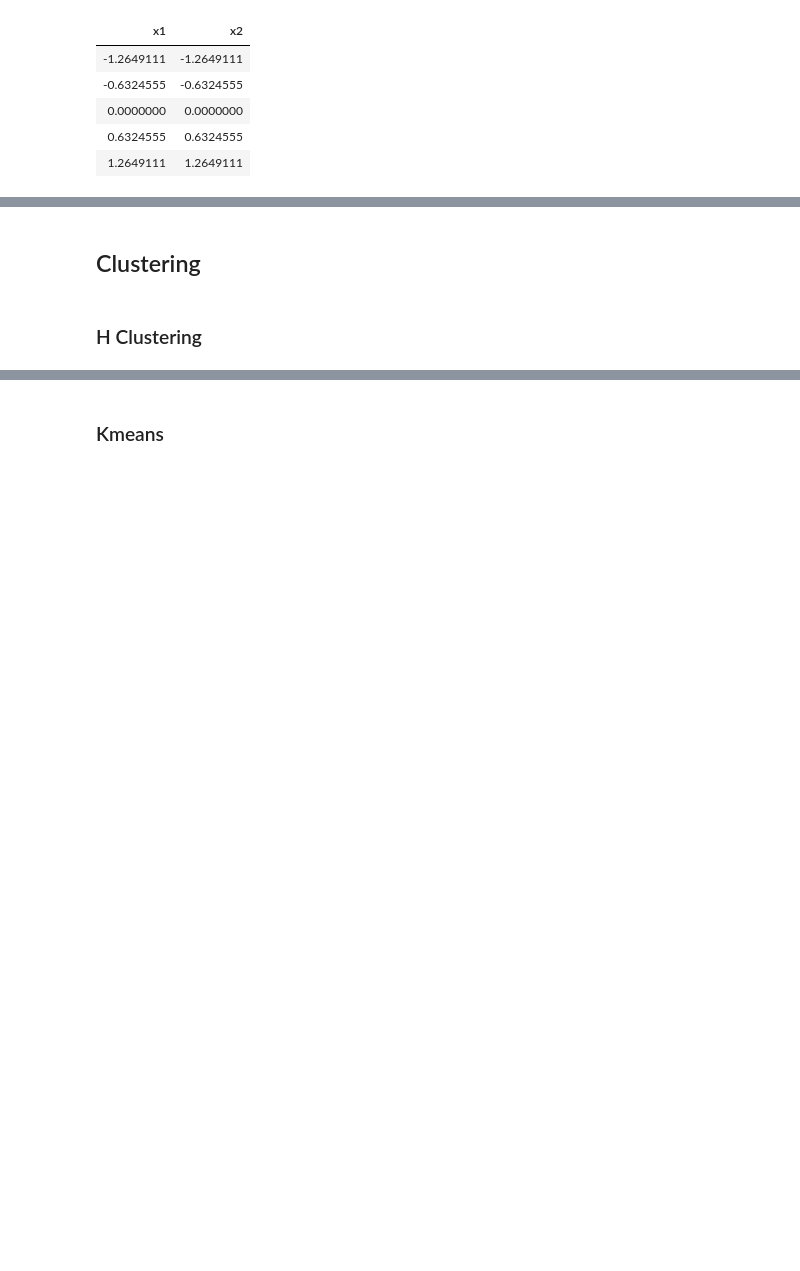
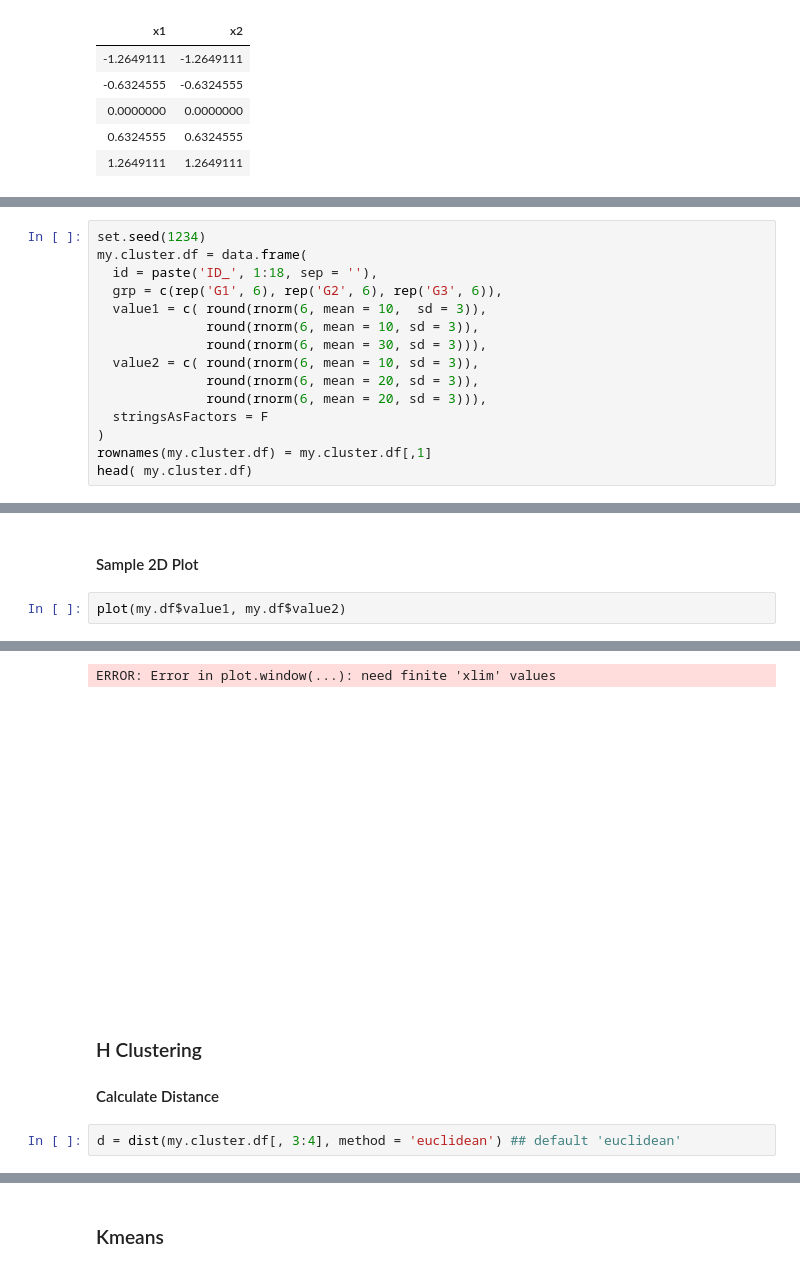
Before and after one commit to yongks/r_book, a Jupyter notebook: 05-machine_learning.ipynb, the cells around one changed output, grey strips where cells are left out. Cells and saved outputs as stored; diff of their text form; blank space fills up the shorter version.

```diff
--- a/05-machine_learning.ipynb
+++ b/05-machine_learning.ipynb
@@ -164,0 +163,15 @@ scale( num.df )
+# %%
+set.seed(1234)
+my.cluster.df = data.frame(
+  id = paste('ID_', 1:18, sep = ''),
+  grp = c(rep('G1', 6), rep('G2', 6), rep('G3', 6)),
+  value1 = c( round(rnorm(6, mean = 10,  sd = 3)),
+              round(rnorm(6, mean = 10, sd = 3)),
+              round(rnorm(6, mean = 30, sd = 3))),
+  value2 = c( round(rnorm(6, mean = 10, sd = 3)),
+              round(rnorm(6, mean = 20, sd = 3)),
+              round(rnorm(6, mean = 20, sd = 3))),
+  stringsAsFactors = F
+)
+rownames(my.cluster.df) = my.cluster.df[,1]
+head( my.cluster.df)
@@ -164,0 +186,5 @@ scale( num.df )
+# %% [markdown]
+#### Sample 2D Plot
+# %%
+plot(my.df$value1, my.df$value2)
+# %% [output]
@@ -165,4 +196,7 @@ scale( num.df )
+ERROR: Error in plot.window(...): need finite 'xlim' values
+[figure, added]
 # %% [markdown]
-## Clustering
+### H Clustering
+#### Calculate Distance
-# %% [markdown]
-### H Clustering
+# %%
+d = dist(my.cluster.df[, 3:4], method = 'euclidean') ## default 'euclidean'
```
Also changed, not shown: parts of 31 cells of this notebook, 11 other files.
